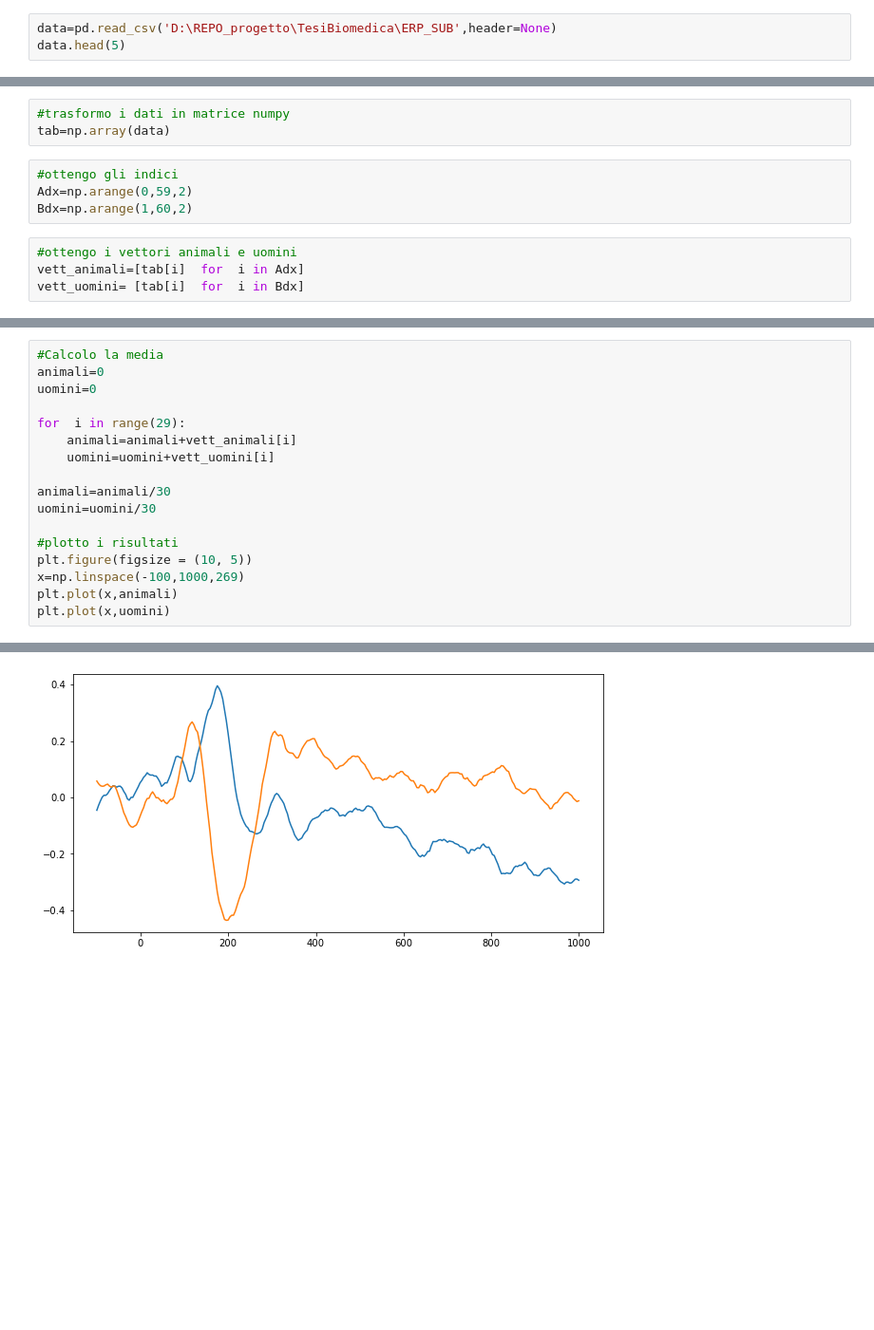
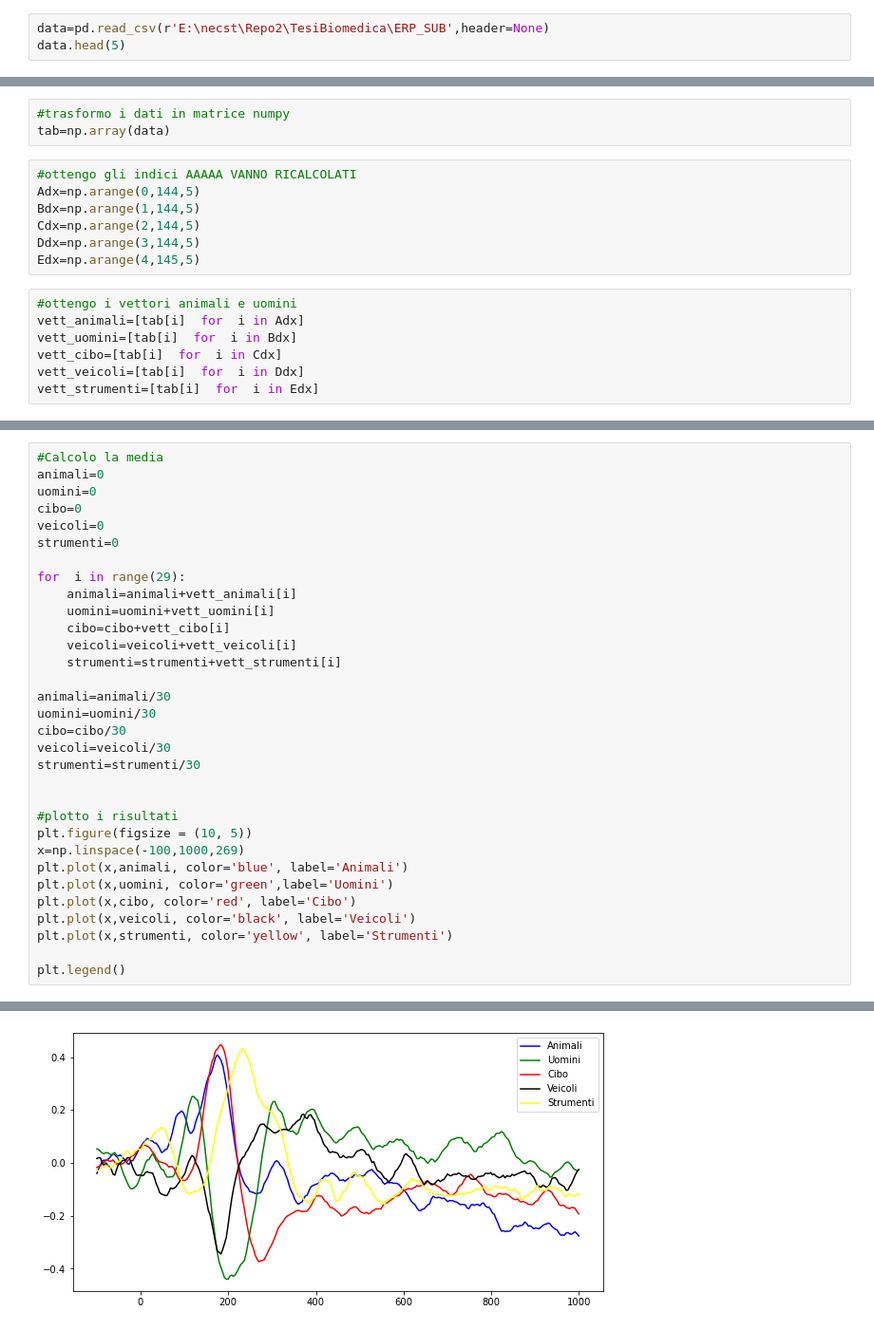
Before and after one commit to Diego41ITA/EEG-analysis, a Jupyter notebook: Read ERP_interval.ipynb, the cells around one changed output, grey strips where cells are left out. Shown at 95% size. Cells and saved outputs as stored; diff of their text form; blank space fills up the shorter version.

```diff
--- a/Read ERP_interval.ipynb
+++ b/Read ERP_interval.ipynb
@@ -15,5 +10,5 @@ import scipy
 # %%
-data=pd.read_csv('D:\REPO_progetto\TesiBiomedica\ERP_SUB',header=None)
+data=pd.read_csv(r'E:\necst\Repo2\TesiBiomedica\ERP_SUB',header=None)
 data.head(5)
 # %% [output]
 |  | 0 | 1 | 2 | 3 | 4 | 5 | 6 | 7 | 8 | 9 | ... | ... |
@@ -40,13 +41,19 @@ data.head()
 #trasformo i dati in matrice numpy
 tab=np.array(data)
 # %%
-#ottengo gli indici
-Adx=np.arange(0,59,2)
-Bdx=np.arange(1,60,2)
+#ottengo gli indici AAAAA VANNO RICALCOLATI
+Adx=np.arange(0,144,5)
+Bdx=np.arange(1,144,5)
+Cdx=np.arange(2,144,5)
+Ddx=np.arange(3,144,5)
+Edx=np.arange(4,145,5)
 # %%
 #ottengo i vettori animali e uomini
 vett_animali=[tab[i]  for  i in Adx]
-vett_uomini= [tab[i]  for  i in Bdx]
+vett_uomini=[tab[i]  for  i in Bdx]
+vett_cibo=[tab[i]  for  i in Cdx]
+vett_veicoli=[tab[i]  for  i in Ddx]
+vett_strumenti=[tab[i]  for  i in Edx]
 # %%
 len(vett_animali)
 # %% [output]
@@ -55,17 +62,32 @@ len(vett_animali)
 #Calcolo la media
 animali=0
 uomini=0
+cibo=0
+veicoli=0
+strumenti=0
 
 for  i in range(29):
     animali=animali+vett_animali[i]
     uomini=uomini+vett_uomini[i]
+    cibo=cibo+vett_cibo[i]
+    veicoli=veicoli+vett_veicoli[i]
+    strumenti=strumenti+vett_strumenti[i]
 
 animali=animali/30
 uomini=uomini/30
+cibo=cibo/30
+veicoli=veicoli/30
+strumenti=strumenti/30
+
 
 #plotto i risultati
 plt.figure(figsize = (10, 5))
 x=np.linspace(-100,1000,269)
-plt.plot(x,animali)
-plt.plot(x,uomini)
+plt.plot(x,animali, color='blue', label='Animali')
+plt.plot(x,uomini, color='green',label='Uomini')
+plt.plot(x,cibo, color='red', label='Cibo')
+plt.plot(x,veicoli, color='black', label='Veicoli')
+plt.plot(x,strumenti, color='yellow', label='Strumenti')
+
+plt.legend()
 # %% [output]
@@ -73 +95 @@ plt.plot(x,uomini)
-[figure, old version]
+[figure, new version]
```
Also changed, not shown: parts of 32 cells of this notebook, 3 other files.
